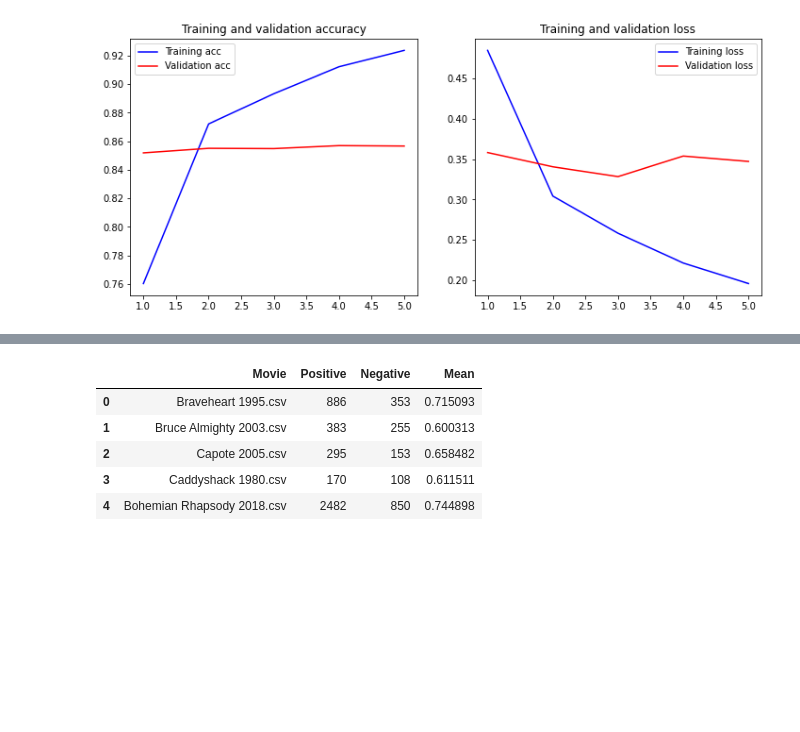
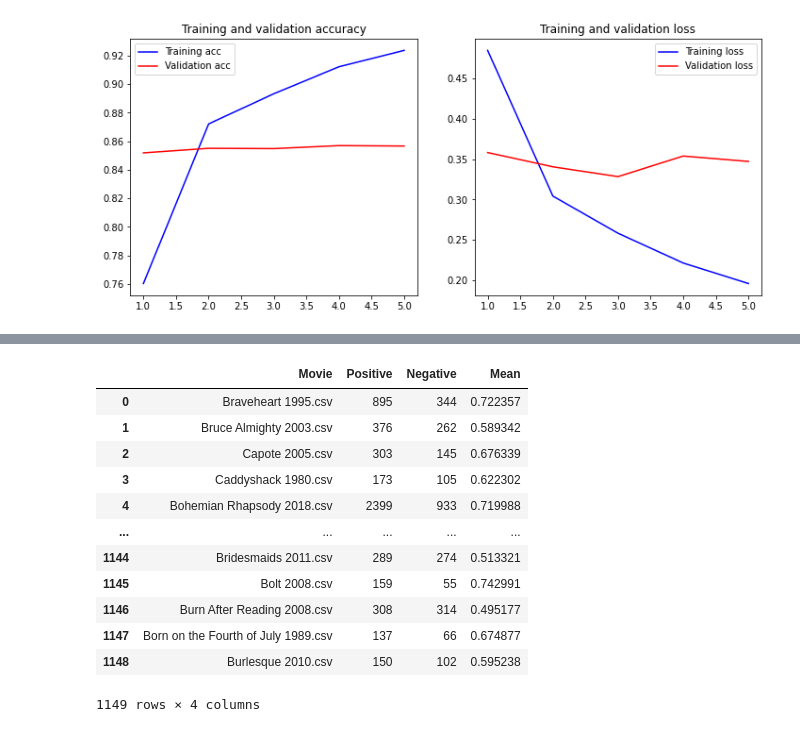
Before and after one commit to DanielHauersperger/Deep-Learning-Movie-Reviews, a Jupyter notebook: Movie_Review.ipynb, the cells around one changed output, grey strips where cells are left out. Cells and saved outputs as stored; diff of their text form; code cells hidden in the pictures; blank space fills up the shorter version.

Commit message:
Get positive/negative review counts for all movies

```diff
--- a/Movie_Review.ipynb
+++ b/Movie_Review.ipynb
@@ -649,8 +630,9 @@ array([1, 1, 1, 1, 1, 1, 1, 1, 1, 1, 0, 1, 1, 1, 1, 1, 1, 0, 0, 1, 0, 1,
 path = "/content/drive/MyDrive/Deep-Learning-Movie-Reviews/2_reviews_per_movie_raw/"
 dir_list = os.listdir(path)
 
+print(len(dir_list))
 res = []
-for fname in dir_list[:5]: # TODO: try on all movies
+for fname in dir_list:
   movie_df = pd.read_csv(path + fname)
   preds = predict_pos(movie_df['review'], model)
   res.append({
@@ -671,6 +665,13 @@ pd.DataFrame(res)
 |  | Movie | Positive | Negative | Mean |
-| 0 | Braveheart 1995.csv | 886 | 353 | 0.715093 |
-| 1 | Bruce Almighty 2003.csv | 383 | 255 | 0.600313 |
-| 2 | Capote 2005.csv | 295 | 153 | 0.658482 |
-| 3 | Caddyshack 1980.csv | 170 | 108 | 0.611511 |
-| 4 | Bohemian Rhapsody 2018.csv | 2482 | 850 | 0.744898 |
+| 0 | Braveheart 1995.csv | 895 | 344 | 0.722357 |
+| 1 | Bruce Almighty 2003.csv | 376 | 262 | 0.589342 |
+| 2 | Capote 2005.csv | 303 | 145 | 0.676339 |
+| 3 | Caddyshack 1980.csv | 173 | 105 | 0.622302 |
+| 4 | Bohemian Rhapsody 2018.csv | 2399 | 933 | 0.719988 |
+| ... | ... | ... | ... | ... |
+| 1144 | Bridesmaids 2011.csv | 289 | 274 | 0.513321 |
+| 1145 | Bolt 2008.csv | 159 | 55 | 0.742991 |
+| 1146 | Burn After Reading 2008.csv | 308 | 314 | 0.495177 |
+| 1147 | Born on the Fourth of July 1989.csv | 137 | 66 | 0.674877 |
+| 1148 | Burlesque 2010.csv | 150 | 102 | 0.595238 |
+1149 rows × 4 columns
```
Also changed, not shown: parts of 10 cells of this notebook.
